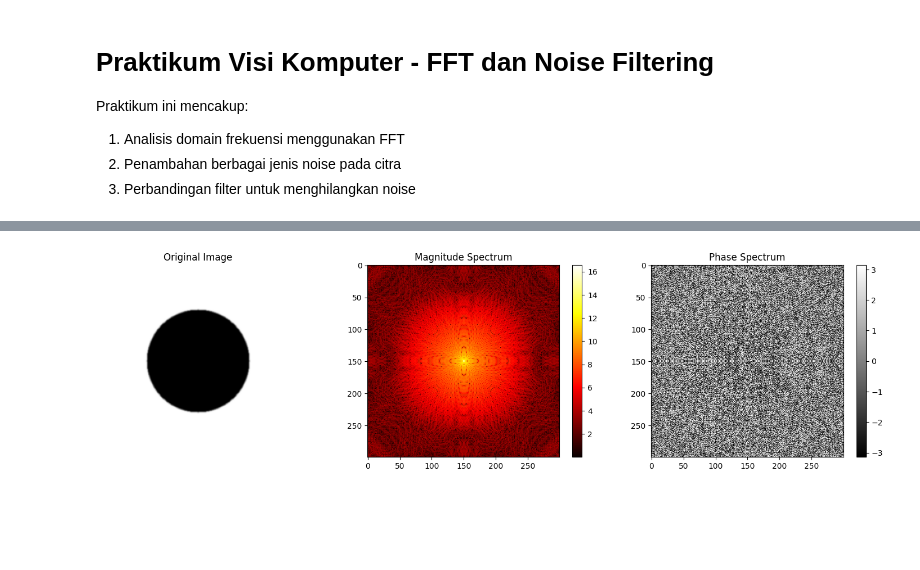
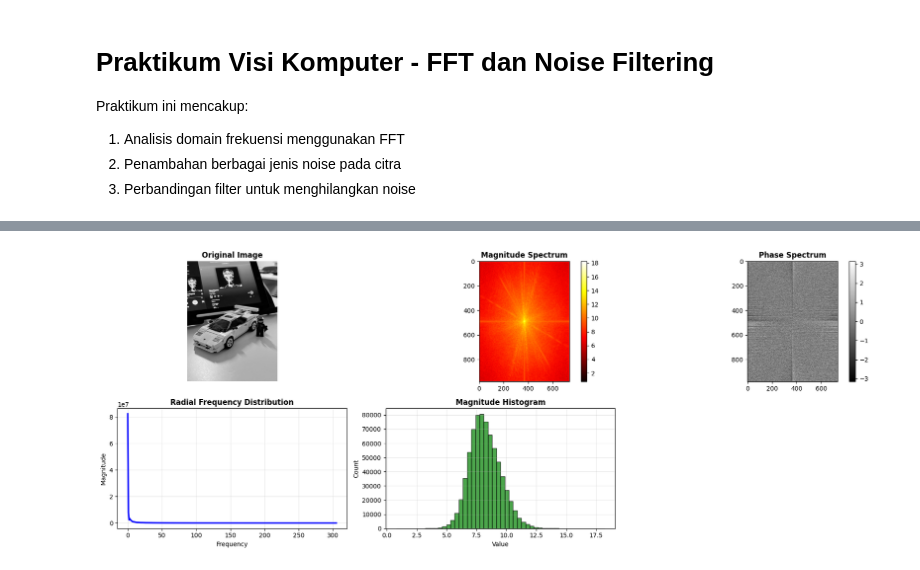
Before and after one commit to izamrosiawan/university, a Jupyter notebook: level-4/visi-komputer/tugas3/main.ipynb, the cells around one changed output, grey strips where cells are left out. Saved outputs shown, nothing was run; the diff lists cells and outputs as text; code cells hidden in the pictures; blank space fills up the shorter version.

```diff
--- a/level-4/visi-komputer/tugas3/main.ipynb
+++ b/level-4/visi-komputer/tugas3/main.ipynb
@@ -19,40 +19,18 @@ plt.rcParams['figure.figsize'] = (15, 12)
 # %%
 # BAGIAN 1 - Domain Frekuensi
 
-# Smooth object image
-def create_smooth_object_image():
-    img = np.zeros((300, 300, 3), dtype=np.uint8)
-    img[:, :] = (200, 200, 200)
-    cv2.circle(img, (150, 150), 80, (50, 50, 150), -1)
-    img_smooth = cv2.GaussianBlur(img, (5, 5), 0)
-    return cv2.cvtColor(img_smooth, cv2.COLOR_BGR2GRAY)
-
-img_fft = create_smooth_object_image()
+# Load image from JPG file
+img_path = 'citra.jpg'
+img_fft = cv2.imread(img_path, cv2.IMREAD_GRAYSCALE)
+if img_fft is None:
+    raise FileNotFoundError(f"Gambar tidak ditemukan: {img_path}")
+print(f"Gambar berhasil dimuat dari {img_path}")
 
 # FFT computation
 fft_img = np.fft.fft2(img_fft)
 fft_shift = np.fft.fftshift(fft_img)
 magnitude_spectrum = np.log1p(np.abs(fft_shift))
 phase_spectrum = np.angle(fft_shift)
-
-# Display FFT results
-fig = plt.figure(figsize=(15, 4))
-plt.subplot(1, 3, 1)
-plt.imshow(img_fft, cmap='gray')
-plt.title('Original Image')
-plt.axis('off')
-
-plt.subplot(1, 3, 2)
-plt.imshow(magnitude_spectrum, cmap='hot')
-plt.title('Magnitude Spectrum')
-plt.colorbar()
-
-plt.subplot(1, 3, 3)
-plt.imshow(phase_spectrum, cmap='gray')
-plt.title('Phase Spectrum')
-plt.colorbar()
-plt.tight_layout()
-plt.show()
 
 # Frequency distribution analysis
 def analyze_frequency_distribution(fft_shift):
@@ -70,18 +48,47 @@ def analyze_frequency_distribution(fft_shift):
 
 freq_bins = analyze_frequency_distribution(fft_shift)
 
-fig, axes = plt.subplots(1, 2, figsize=(14, 4))
-axes[0].plot(freq_bins[:len(freq_bins)//2], 'b-', linewidth=2.5)
-axes[0].set_xlabel('Frequency')
-axes[0].set_ylabel('Magnitude')
-axes[0].set_title('Radial Frequency Distribution')
-axes[0].grid(True, alpha=0.3)
+# Display all FFT results in one figure
+fig = plt.figure(figsize=(18, 7))
 
-axes[1].hist(magnitude_spectrum.flatten(), bins=50, color='green', edgecolor='black', alpha=0.7)
-axes[1].set_xlabel('Value')
-axes[1].set_ylabel('Count')
-axes[1].set_title('Magnitude Histogram')
-axes[1].grid(True, alpha=0.3)
+# Original Image
+ax1 = plt.subplot(2, 3, 1)
+ax1.imshow(img_fft, cmap='gray')
+ax1.set_title('Original Image', fontsize=12, fontweight='bold')
+ax1.axis('off')
+
+# Magnitude Spectrum
+ax2 = plt.subplot(2, 3, 2)
+im2 = ax2.imshow(magnitude_spectrum, cmap='hot')
+ax2.set_title('Magnitude Spectrum', fontsize=12, fontweight='bold')
+plt.colorbar(im2, ax=ax2)
+
+# Phase Spectrum
+ax3 = plt.subplot(2, 3, 3)
+im3 = ax3.imshow(phase_spectrum, cmap='gray')
+ax3.set_title('Phase Spectrum', fontsize=12, fontweight='bold')
+plt.colorbar(im3, ax=ax3)
+
+# Radial Frequency Distribution
+ax4 = plt.subplot(2, 3, 4)
+ax4.plot(freq_bins[:len(freq_bins)//2], 'b-', linewidth=2.5)
+ax4.set_xlabel('Frequency', fontsize=10)
+ax4.set_ylabel('Magnitude', fontsize=10)
+ax4.set_title('Radial Frequency Distribution', fontsize=12, fontweight='bold')
+ax4.grid(True, alpha=0.3)
+
+# Magnitude Histogram
+ax5 = plt.subplot(2, 3, 5)
+ax5.hist(magnitude_spectrum.flatten(), bins=50, color='green', edgecolor='black', alpha=0.7)
+ax5.set_xlabel('Value', fontsize=10)
+ax5.set_ylabel('Count', fontsize=10)
+ax5.set_title('Magnitude Histogram', fontsize=12, fontweight='bold')
+ax5.grid(True, alpha=0.3)
+
+# Empty space for better layout (optional)
+ax6 = plt.subplot(2, 3, 6)
+ax6.axis('off')
+
 plt.tight_layout()
 plt.show()
 # %% [output]
@@ -88 +96 @@ plt.show()
-[figure, old version]
+[figure, new version]
```
Also changed, not shown: parts of 3 cells of this notebook.
